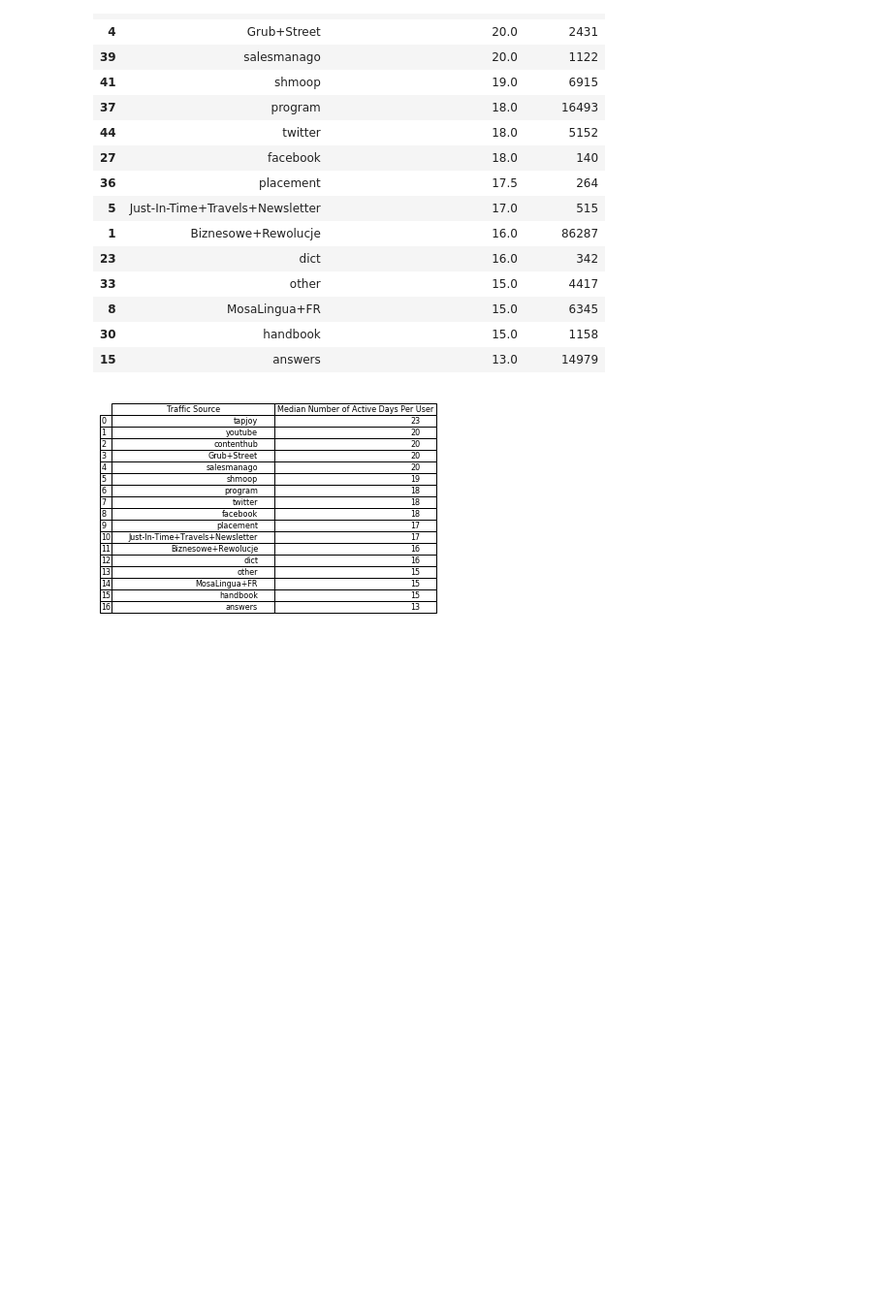
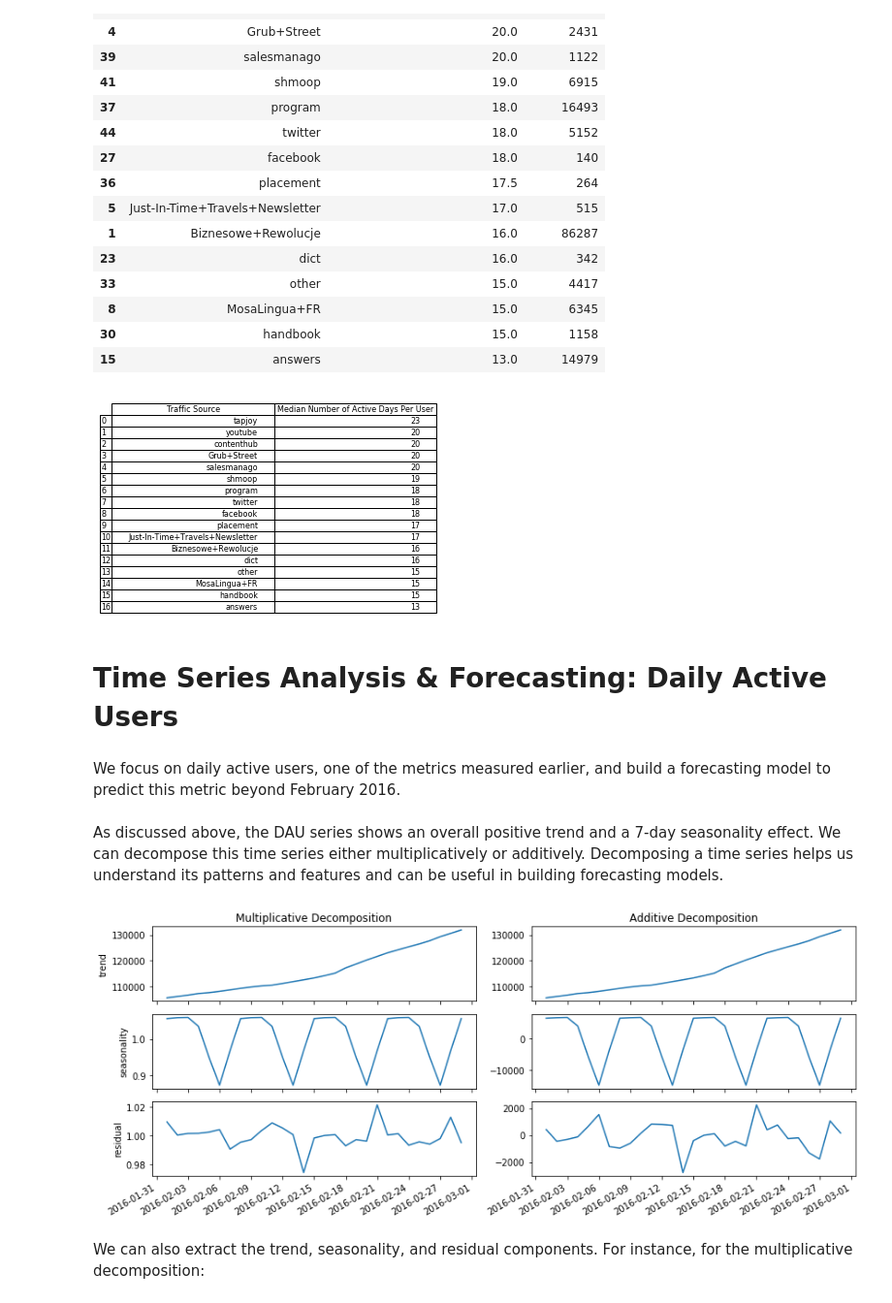
Before and after one commit to rmondini/product-analytics, a Jupyter notebook: Product_Analytics.ipynb, the cells around one changed output. Shown: that part at 97% size. Drawn from its saved outputs; the diff is of its cells as text; code cells hidden in the pictures; blank space fills up the shorter version.

Commit message:
added tsa part to nb and readme + plots

```diff
--- a/Product_Analytics.ipynb
+++ b/Product_Analytics.ipynb
@@ -612,3 +619,45 @@ tab.set_fontsize(8)
 plt.savefig('./plots/MADPU_Table.png', bbox_inches='tight', dpi=300)
 # %% [output]
 [figure]
+# %% [markdown]
+# Time Series Analysis & Forecasting: Daily Active Users
+# %% [markdown]
+We focus on daily active users, one of the metrics measured earlier, and build a forecasting model to predict this metric beyond February 2016.
+# %%
+# create version of DAU dataframe with date as index
+DAU_tsa_df = DAU_df.set_index('date')
+# %% [markdown]
+As discussed above, the DAU series shows an overall positive trend and a 7-day seasonality effect. We can decompose this time series either multiplicatively or additively. Decomposing a time series helps us understand its patterns and features and can be useful in building forecasting models.
+# %%
+# multiplicative decomposition
+DAU_total_mul_decomp = seasonal_decompose(DAU_tsa_df['total_DAU'], model='multiplicative', extrapolate_trend='freq')
+
+# additive decomposition
+DAU_total_add_decomp = seasonal_decompose(DAU_tsa_df['total_DAU'], model='additive', extrapolate_trend='freq')
+
+# plot the components of each decomposition
+fig, axs = plt.subplots(3,2, sharex=True, figsize=(12,5))
+axs[0,0].plot(DAU_total_mul_decomp.trend)
+axs[0,1].plot(DAU_total_add_decomp.trend)
+axs[0,0].set_ylabel('trend')
+axs[1,0].plot(DAU_total_mul_decomp.seasonal)
+axs[1,1].plot(DAU_total_add_decomp.seasonal)
+axs[1,0].set_ylabel('seasonality')
+axs[2,0].plot(DAU_total_mul_decomp.resid)
+axs[2,1].plot(DAU_total_add_decomp.resid)
+axs[2,0].set_ylabel('residual')
+
+axs[0,0].set_title('Multiplicative Decomposition')
+axs[0,1].set_title('Additive Decomposition')
+axs[2,0].get_xaxis().set_major_locator(mdates.DayLocator(interval=3))
+axs[2,1].get_xaxis().set_major_locator(mdates.DayLocator(interval=3))
+
+plt.setp(axs[2,0].get_xticklabels(), rotation=30, ha="right")
+plt.setp(axs[2,1].get_xticklabels(), rotation=30, ha="right")
+
+plt.tight_layout()
+plt.show()
+# %% [output]
+[figure, added]
+# %% [markdown]
+We can also extract the trend, seasonality, and residual components. For instance, for the multiplicative decomposition:
```
Also changed, not shown: parts of 47 cells of this notebook, 3 other files.
